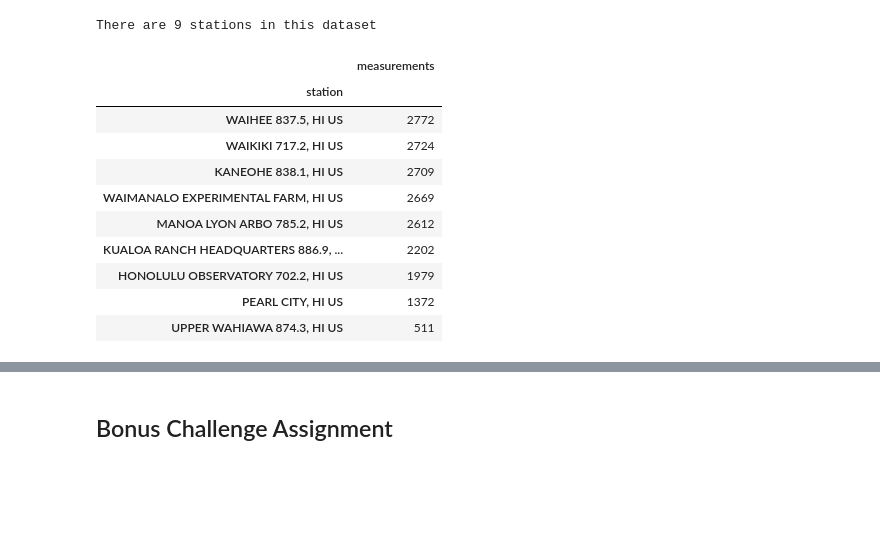
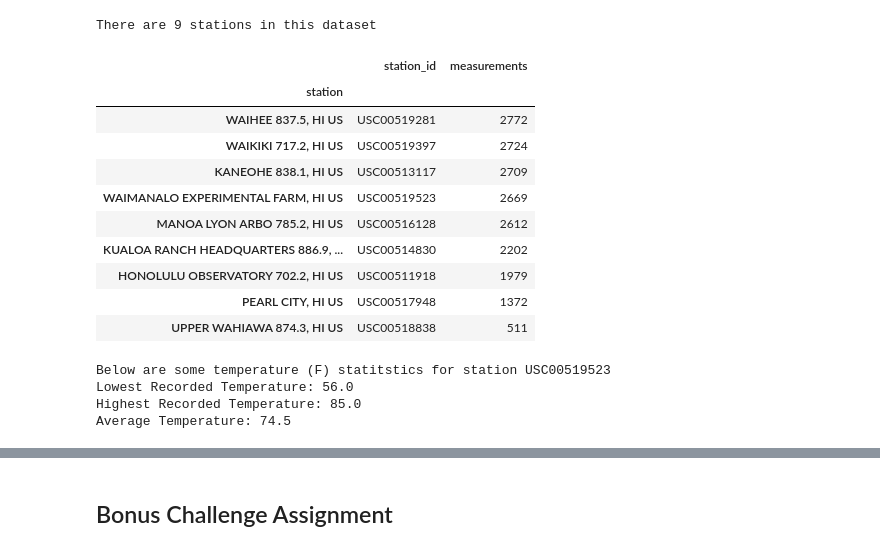
Before and after one commit to ConnorHz/HawaiianClimateAnalysis, a Jupyter notebook: climate_starter.ipynb, the cells around one changed output, grey strips where cells are left out. Cells and saved outputs as stored; diff of their text form; code cells hidden in the pictures; blank space fills up the shorter version.

```diff
--- a/climate_starter.ipynb
+++ b/climate_starter.ipynb
@@ -84,24 +83,23 @@ print(f'There are {total_stations} stations in this dataset')
 # %% [output]
 There are 9 stations in this dataset
 # %%
-# What are the most active stations? (i.e. what stations have the most rows)?
-stations = session.query(station.c.name, func.count(measurement.c.station)).\
+stations = session.query(station.c.name, station.c.station, func.count(measurement.c.station).label('measurements')).\
     filter(station.c.station == measurement.c.station).\
-    group_by(station.c.name).all()
+    group_by(station.c.name, station.c.station)
 
-df_stations = pd.DataFrame(stations, columns=['station', 'measurements'])
+df_stations = pd.DataFrame(stations.all(), columns=['station', 'station_id', 'measurements'])
 df_stations.set_index('station', inplace=True)
 df_stations.sort_values(by='measurements', ascending=False, inplace=True)
 df_stations.head(total_stations)
 # %% [output]
-|  | measurements |
-| station |  |
-| WAIHEE 837.5, HI US | 2772 |
-| WAIKIKI 717.2, HI US | 2724 |
-| KANEOHE 838.1, HI US | 2709 |
-| WAIMANALO EXPERIMENTAL FARM, HI US | 2669 |
-| MANOA LYON ARBO 785.2, HI US | 2612 |
-| KUALOA RANCH HEADQUARTERS 886.9, ... | 2202 |
-| HONOLULU OBSERVATORY 702.2, HI US | 1979 |
-| PEARL CITY, HI US | 1372 |
-| UPPER WAHIAWA 874.3, HI US | 511 |
+|  | station_id | measurements |
+| station |  |  |
+| WAIHEE 837.5, HI US | USC00519281 | 2772 |
+| WAIKIKI 717.2, HI US | USC00519397 | 2724 |
+| KANEOHE 838.1, HI US | USC00513117 | 2709 |
+| WAIMANALO EXPERIMENTAL FARM, HI US | USC00519523 | 2669 |
+| MANOA LYON ARBO 785.2, HI US | USC00516128 | 2612 |
+| KUALOA RANCH HEADQUARTERS 886.9, ... | USC00514830 | 2202 |
+| HONOLULU OBSERVATORY 702.2, HI US | USC00511918 | 1979 |
+| PEARL CITY, HI US | USC00517948 | 1372 |
+| UPPER WAHIAWA 874.3, HI US | USC00518838 | 511 |
@@ -113,0 +106,15 @@ df_stations.head(total_stations)
+# %%
+most_active_station = df_stations.max().station_id
+
+temp_agg = session.query(func.min(measurement.c.tobs), func.max(measurement.c.tobs), func.avg(measurement.c.tobs)).\
+    filter(measurement.c.station == most_active_station).all()[0]
+
+print(f'Below are some temperature (F) statitstics for station {most_active_station} \n\
+Lowest Recorded Temperature: {temp_agg[0]} \n\
+Highest Recorded Temperature: {temp_agg[1]} \n\
+Average Temperature: {round(temp_agg[2], 1)}')
+# %% [output]
+Below are some temperature (F) statitstics for station USC00519523
+Lowest Recorded Temperature: 56.0
+Highest Recorded Temperature: 85.0
+Average Temperature: 74.5
```
Also changed, not shown: parts of 4 cells of this notebook.
